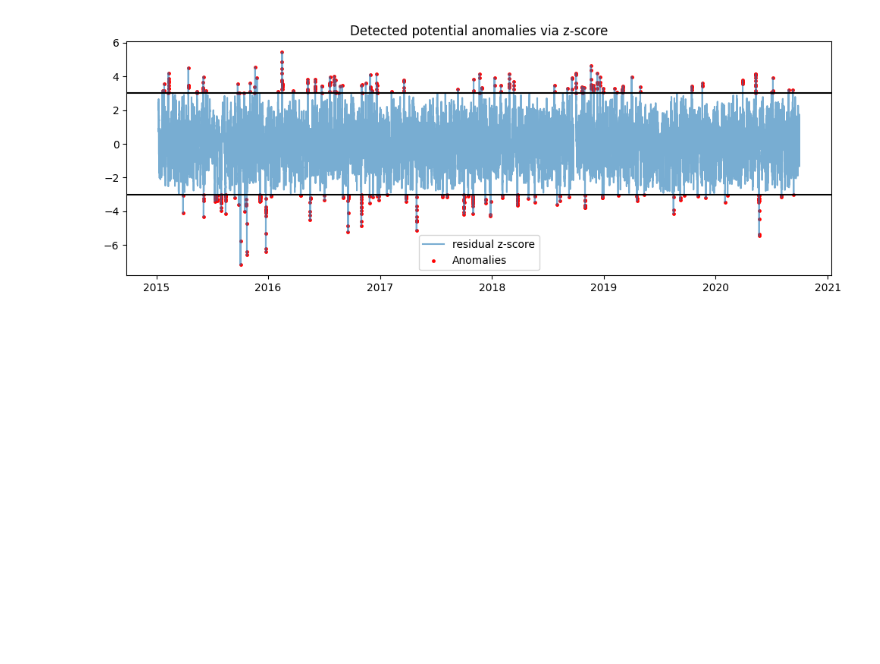
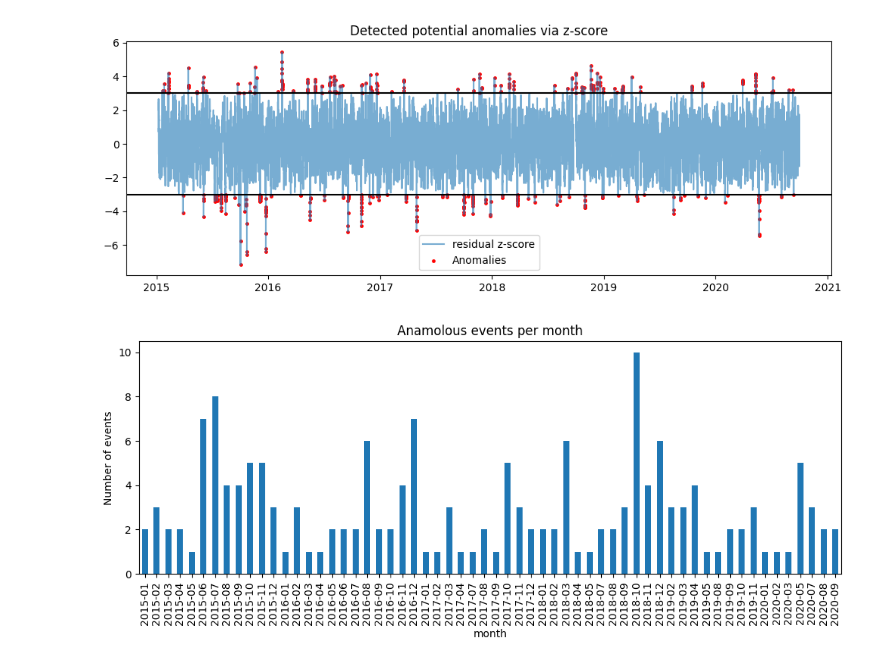
Before and after one commit to shubhambansal11-code/OPSD_Anomaly_Detection, a Jupyter notebook: notebooks/data_eda.ipynb, the cells around one changed output. Drawn from its saved outputs; the diff is of its cells as text; code cells hidden in the pictures; blank space fills up the shorter version.

```diff
--- a/notebooks/data_eda.ipynb
+++ b/notebooks/data_eda.ipynb
@@ -159,3 +160,32 @@ plt.show()
 # %% [output]
 [figure]
 [figure]
+# %%
+import numpy as np
+
+# repeating this over from the prevous for data manipulation steps
+df_demo = pd.DataFrame(index=df_de.index)
+df_demo["residual"] = df_de["DE_load_actual_entsoe_transparency"] - df_de["DE_load_forecast_entsoe_transparency"]
+window = 24*7  # 1 week baseline
+df_demo["res_mean"] = df_demo["residual"].rolling(window).mean()
+df_demo["res_std"]  = df_demo["residual"].rolling(window).std()
+df_demo["residual_z"] = (df_demo["residual"]-df_demo["res_mean"])/df_demo["res_std"]
+
+df_de["residual_z"] = df_demo["residual_z"]
+df_de["is_anomaly"] = (np.abs(df_de["residual_z"]) > 3).astype(int)
+#convert point time anamolies into event of anamolies, and look into other features
+df_de["anomaly_group"] = (df_de["is_anomaly"].diff(1) != 0).cumsum()
+events = (df_de[df_de["is_anomaly"] == 1].groupby("anomaly_group").agg(beg_time=("residual_z", "idxmin"),
+        end_time=("residual_z", "idxmax"), tot_dur=("residual_z", "count"), max_severity=("residual_z", lambda x: x.abs().max()),
+        mean_severity=("residual_z", lambda x: x.abs().mean())))
+
+# Few checks to visaulize
+#events["beg_time"].dt.tz_localize(None).dt.to_period("M")
+events["month"] = events["beg_time"].dt.to_period("M")
+events_per_month = events.groupby("month").size()
+events_per_month.plot(kind="bar", figsize=(12,4))
+plt.title("Anamolous events per month")
+plt.ylabel("Number of events")
+plt.show()
+# %% [output]
+[figure, added]
```
Also changed, not shown: parts of 8 cells of this notebook.
